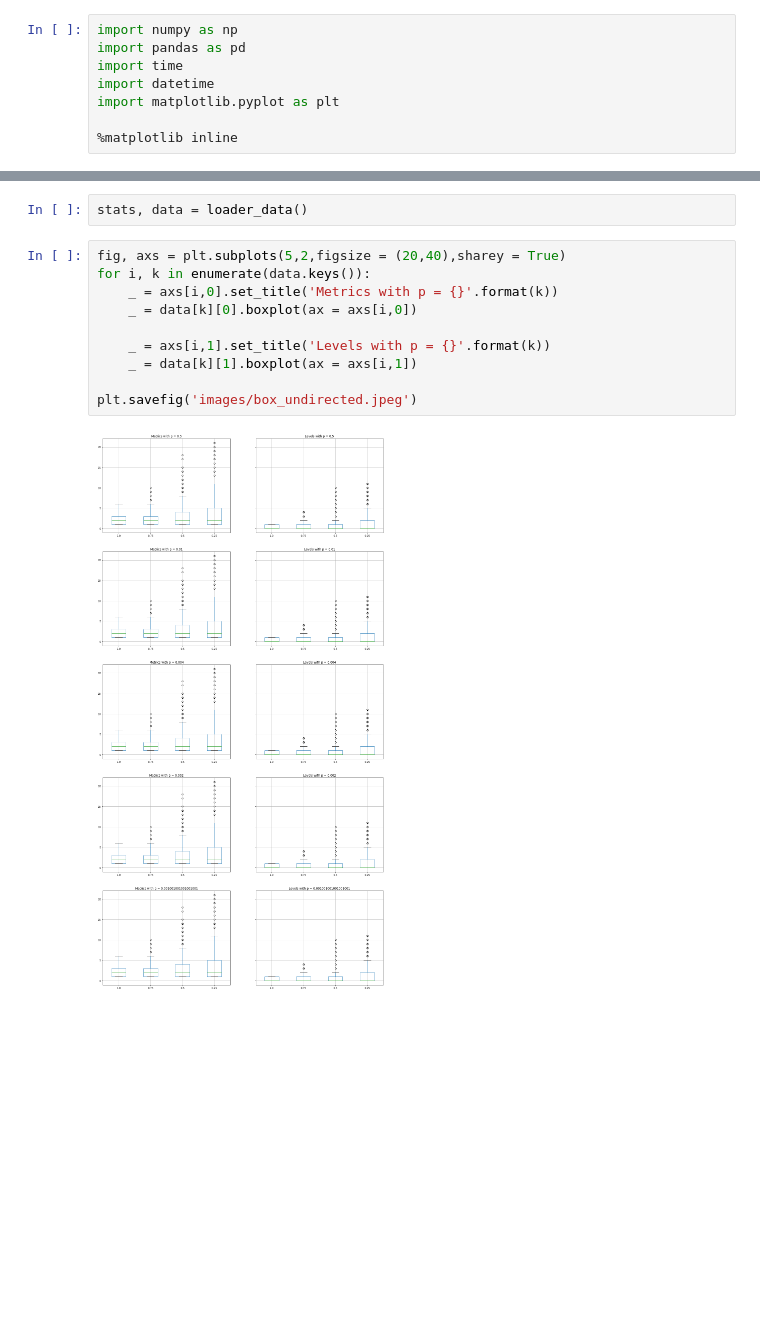
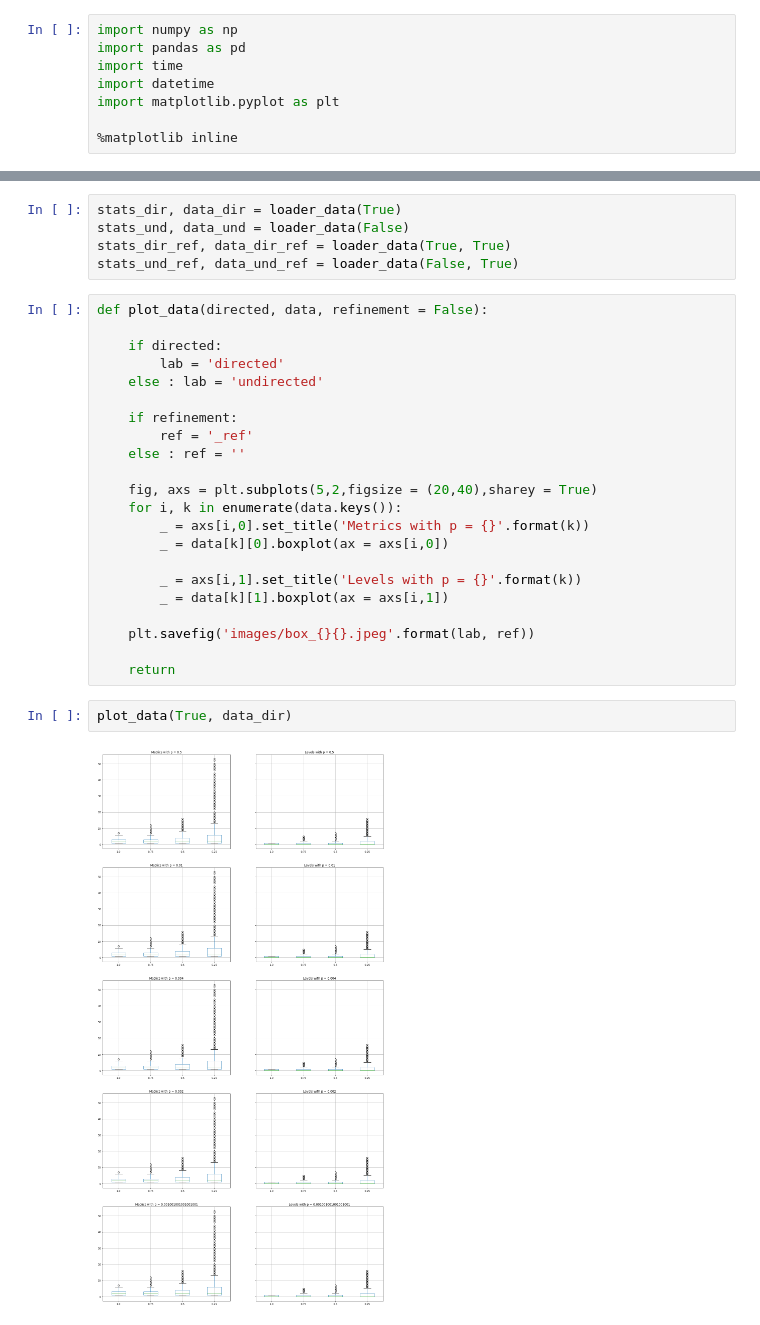
Before and after one commit to liacov/FLTR-Gnp, a Jupyter notebook: FLTR_visualization.ipynb, the cells around one changed output, grey strips where cells are left out. Cells and saved outputs as stored; diff of their text form; blank space fills up the shorter version.

Commit message:
refinement on threshold + plots

```diff
--- a/FLTR_visualization.ipynb
+++ b/FLTR_visualization.ipynb
@@ -31,16 +39,33 @@ def loader_data():
 
     return stats, data
-# %%
-stats, data = loader_data()
+# %%
+stats_dir, data_dir = loader_data(True)
+stats_und, data_und = loader_data(False)
+stats_dir_ref, data_dir_ref = loader_data(True, True)
+stats_und_ref, data_und_ref = loader_data(False, True)
 # %%
-fig, axs = plt.subplots(5,2,figsize = (20,40),sharey = True)
-for i, k in enumerate(data.keys()):
-    _ = axs[i,0].set_title('Metrics with p = {}'.format(k))
-    _ = data[k][0].boxplot(ax = axs[i,0])
+def plot_data(directed, data, refinement = False):
 
-    _ = axs[i,1].set_title('Levels with p = {}'.format(k))
-    _ = data[k][1].boxplot(ax = axs[i,1])
+    if directed:
+        lab = 'directed'
+    else : lab = 'undirected'
 
-plt.savefig('images/box_undirected.jpeg')
+    if refinement:
+        ref = '_ref'
+    else : ref = ''
+
+    fig, axs = plt.subplots(5,2,figsize = (20,40),sharey = True)
+    for i, k in enumerate(data.keys()):
+        _ = axs[i,0].set_title('Metrics with p = {}'.format(k))
+        _ = data[k][0].boxplot(ax = axs[i,0])
+
+        _ = axs[i,1].set_title('Levels with p = {}'.format(k))
+        _ = data[k][1].boxplot(ax = axs[i,1])
+
+    plt.savefig('images/box_{}{}.jpeg'.format(lab, ref))
+
+    return
-# %% [output]
-[figure, removed]
+# %%
+plot_data(True, data_dir)
+# %% [output]
+[figure, added]
```
Also changed, not shown: parts of 8 cells of this notebook, 21 other files.
